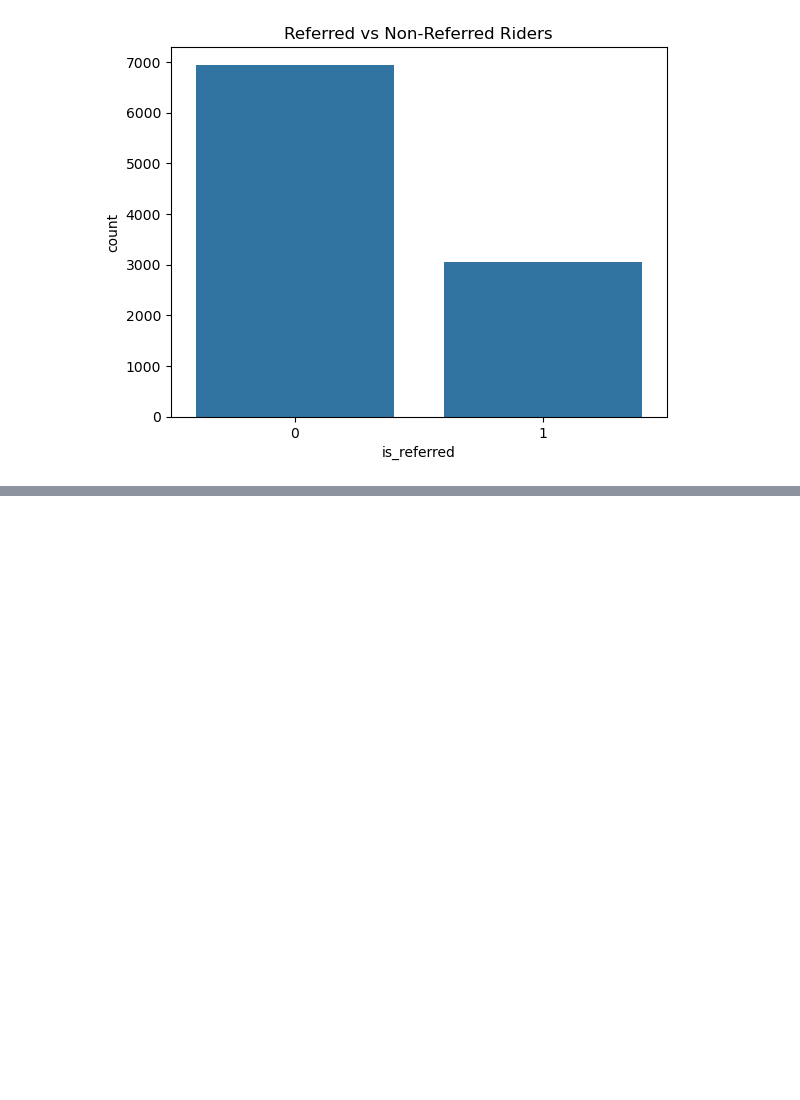
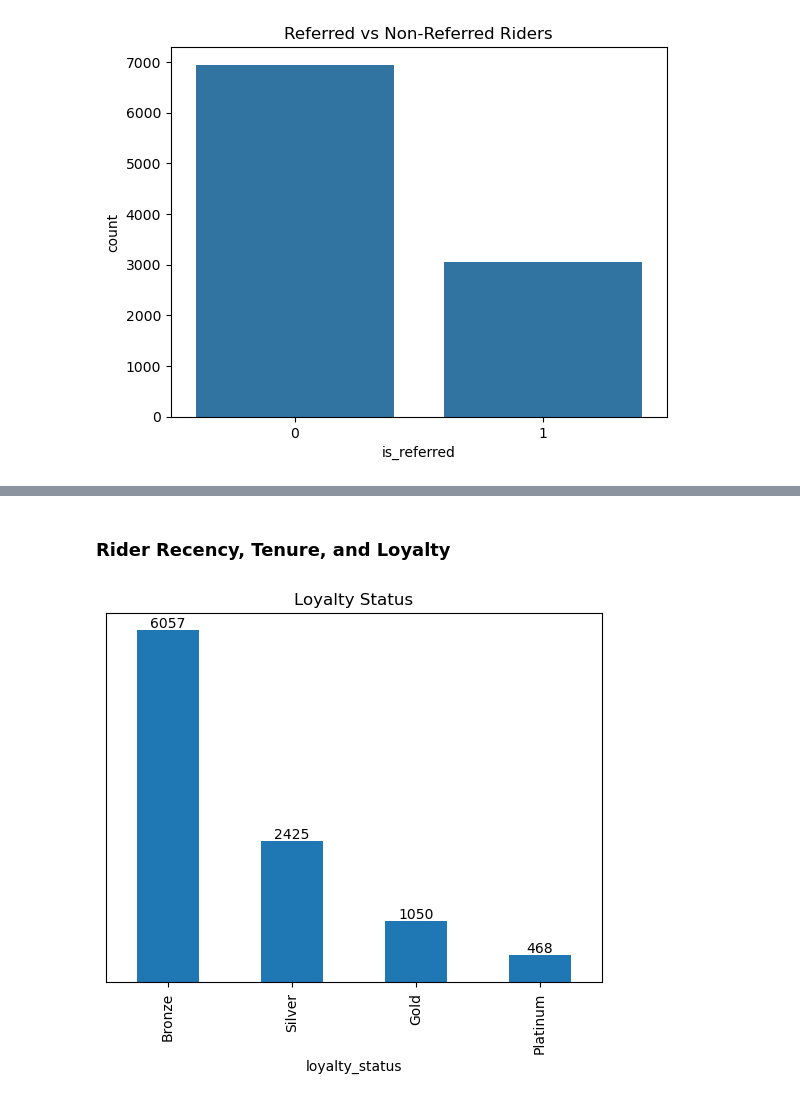
Before and after one commit to Richard-Gidi/Ridewise, a Jupyter notebook: EDA.ipynb, the cells around one changed output, grey strips where cells are left out. Drawn from its saved outputs; the diff is of its cells as text; code cells hidden in the pictures; blank space fills up the shorter version.

Commit message:
Loyalty Status Analysis

```diff
--- a/EDA.ipynb
+++ b/EDA.ipynb
@@ -997,2 +998,22 @@ No statistically significant difference in churn was found between referred and
 - Referral status does not meaningfully impact rider retention.
 - Investment in referral campaigns should be justified by other benefits like cost-per-acquisition or market reach.
+# %% [markdown]
+### Rider Recency, Tenure, and Loyalty
+# %%
+today = datetime.today()  # or use datetime.today()
+riders['days_since_signup'] = (today - riders['signup_date']).dt.days
+# %%
+# Calculate value counts and sort them
+loyalty_counts = riders['loyalty_status'].value_counts().sort_values(ascending=False)
+ax = loyalty_counts.plot(kind='bar', title='Loyalty Status')
+
+# Remove y-axis
+ax.yaxis.set_visible(False)
+
+for container in ax.containers:
+    ax.bar_label(container)
+
+
+plt.show()
+# %% [output]
+[figure, added]
```
Also changed, not shown: parts of 4 cells of this notebook.
